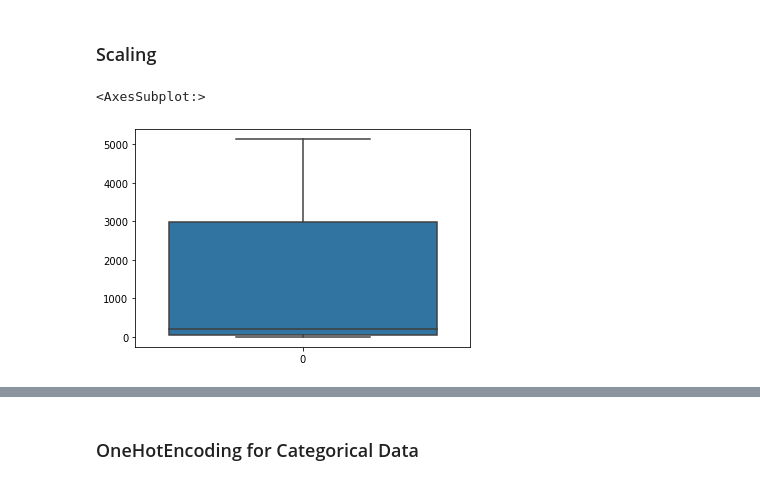
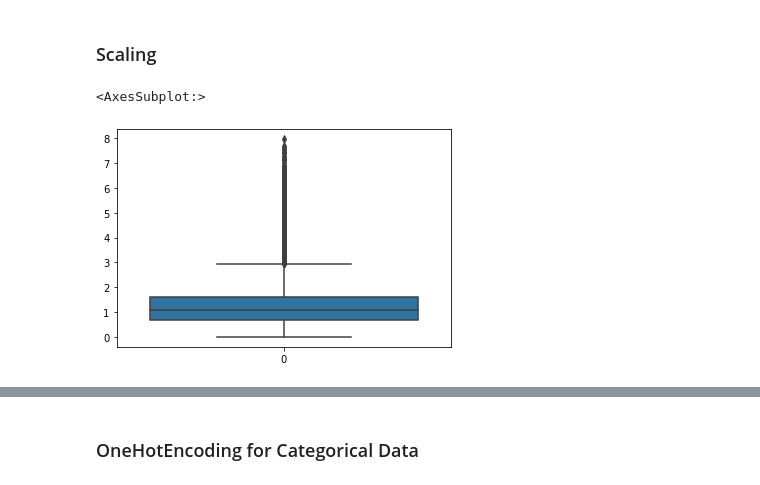
Before and after one commit to kstyle2198/dacon_oil_clfs, a Jupyter notebook: try4.ipynb, the cells around one changed output, grey strips where cells are left out. Saved outputs shown, nothing was run; the diff lists cells and outputs as text; code cells hidden in the pictures.

```diff
--- a/try4.ipynb
+++ b/try4.ipynb
@@ -29,13 +29,13 @@ file_version = 14
 # %%
 CFG = {
     'EPOCHS': 30,
-    'LEARNING_RATE':1e-1,    # 0.01
+    'LEARNING_RATE':3e-2,    # 0.01
     'BATCH_SIZE':256,
-    'SEED':42,
+    'SEED':43,
     'log_turn': 1,
-    'CUT': 0.01,     # drop column correlation cut line
-    'T_Thresh': 0.5,     # Teacher model train Threshhold 최초 0.35
-    'S_Thresh': 0.5,     # Student model train Threshold 최초 0.35
+    'CUT': 0.006,     # drop column correlation cut line
+    'T_Thresh': 0.325,     # Teacher model train Threshhold 최초 0.35
+    'S_Thresh': 0.325,     # Student model train Threshold 최초 0.35
     'reduct' : 'mean',      # sum, mean
     'drop_rate': 0.2,
     'skew_cut':1
@@ -165,6 +165,8 @@ Index(['ID', 'COMPONENT_ARBITRARY', 'ANONYMOUS_1', 'YEAR',
        'U100', 'U75', 'U50', 'U25', 'U20', 'U14', 'U6', 'U4', 'V', 'V100',
        'V40', 'ZN', 'Y_LABEL'],
       dtype='object')
+# %%
+not_number_features = ['ID','COMPONENT_ARBITRARY', 'YEAR', "Y_LABEL"]
 # %%
 numerical_cols = list(set(train.columns.tolist())-set(not_number_features))
 print(numerical_cols)
@@ -474,10 +464,10 @@ val_X.head(2)
 # %%
 categorical_features = ['COMPONENT_ARBITRARY', 'YEAR']
 # %%
-sns.boxplot(data=train_X['CA'])
+sns.boxplot(data=train_X['AL'])
 # %% [output]
 <AxesSubplot:>
-[figure, old version]
+[figure, new version]
 # %%
 def get_values(value):
     return value.values.reshape(-1, 1)
```
Also changed, not shown: parts of 30 cells of this notebook, 3 other files.
